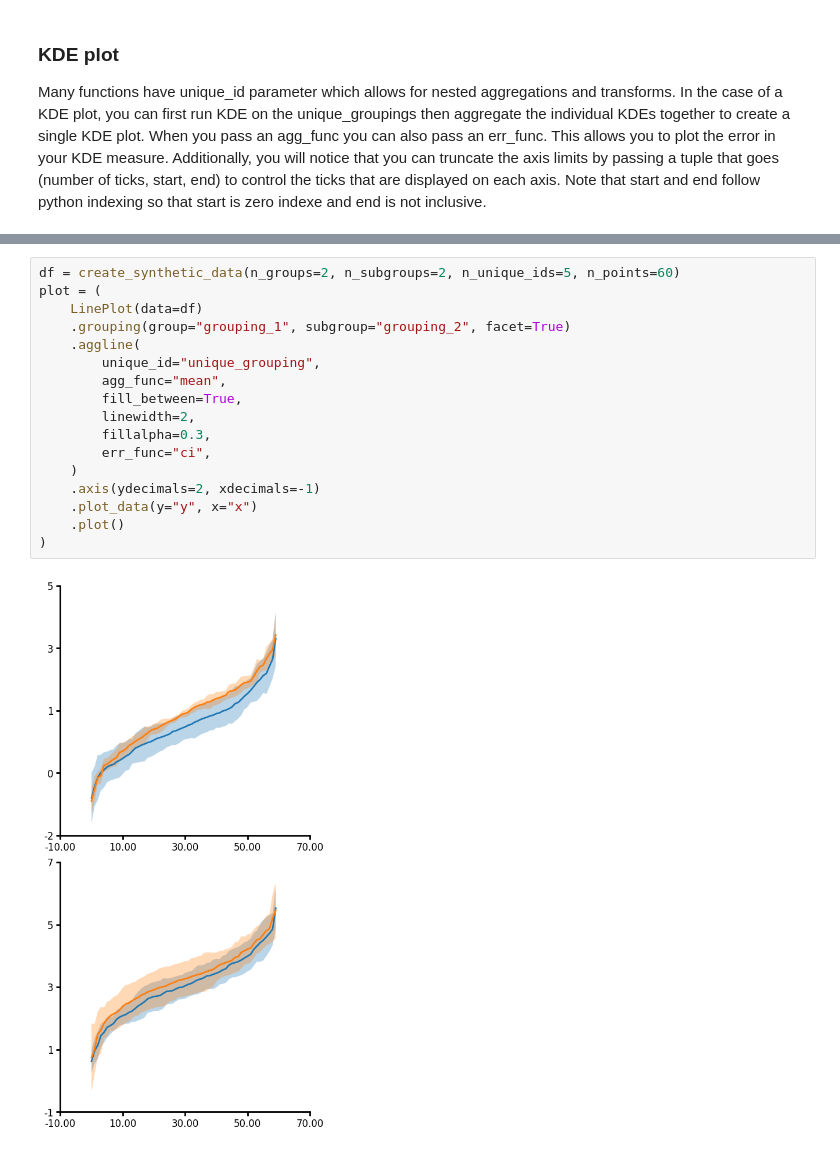
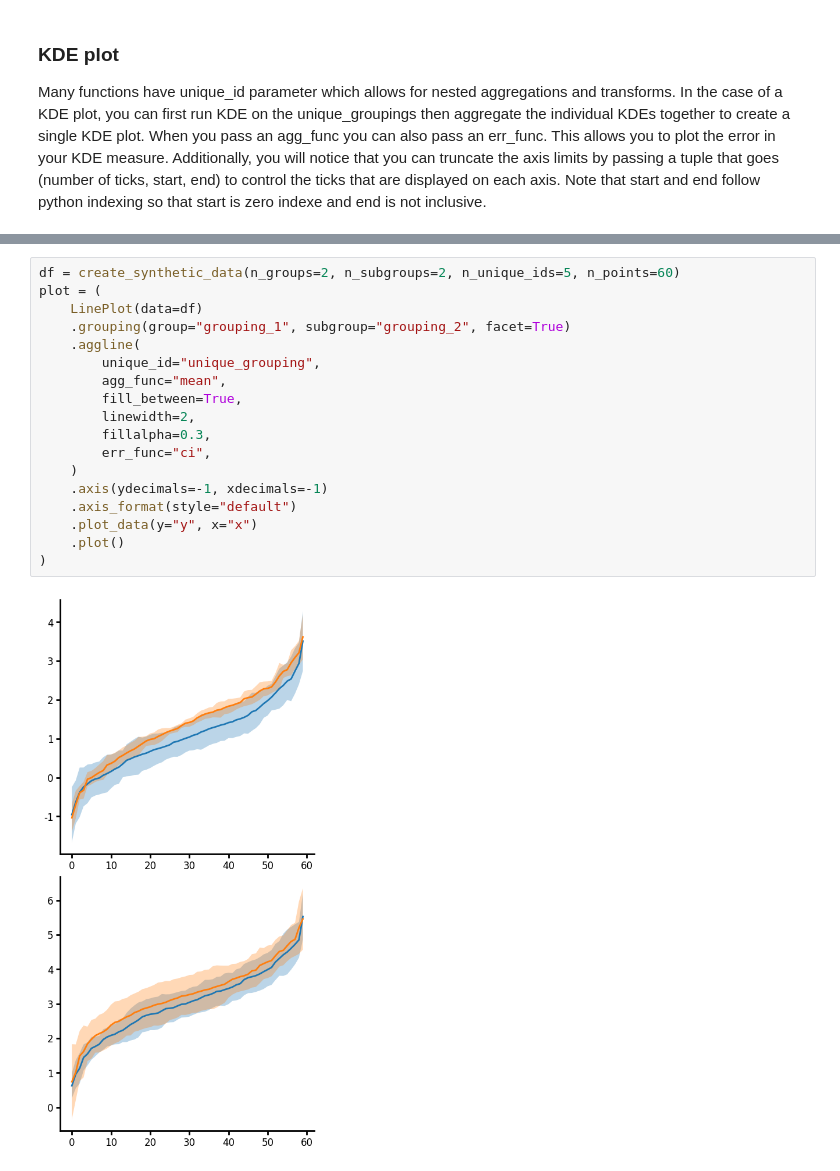
Before and after one commit to LarsHenrikNelson/lithos, a Jupyter notebook: README.ipynb, the cells around one changed output, grey strips where cells are left out. Saved outputs shown, nothing was run; the diff lists cells and outputs as text.

```diff
--- a/README.ipynb
+++ b/README.ipynb
@@ -292,19 +305,20 @@ plot = (
 # %%
 df = create_synthetic_data(n_groups=2, n_subgroups=2, n_unique_ids=5, n_points=60)
 plot = (
     LinePlot(data=df)
     .grouping(group="grouping_1", subgroup="grouping_2", facet=True)
     .aggline(
         unique_id="unique_grouping",
         agg_func="mean",
         fill_between=True,
         linewidth=2,
         fillalpha=0.3,
         err_func="ci",
     )
-    .axis(ydecimals=2, xdecimals=-1)
+    .axis(ydecimals=-1, xdecimals=-1)
+    .axis_format(style="default")
     .plot_data(y="y", x="x")
     .plot()
 )
 # %% [output]
-[figure, old version]
+[figure, new version]
```
Also changed, not shown: parts of 7 cells of this notebook, 3 other files.
